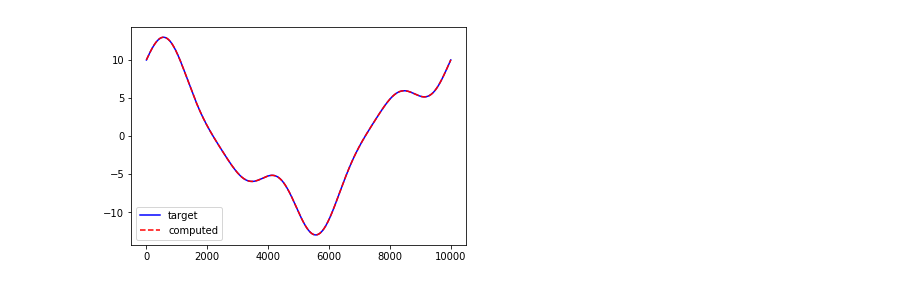
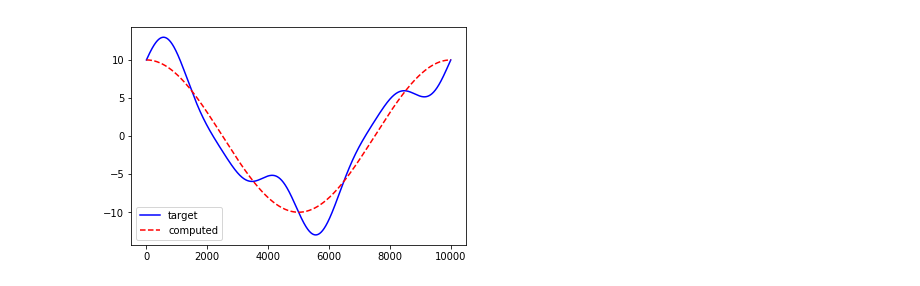
Before and after one commit to jenovencio/contpy, a Jupyter notebook: notebooks/test_HBMOperator.ipynb, the cells around one changed output. Cells and saved outputs as stored; diff of their text form; code cells hidden in the pictures.

```diff
--- a/notebooks/test_HBMOperator.ipynb
+++ b/notebooks/test_HBMOperator.ipynb
@@ -17,22 +17,22 @@ def func(t):
     return fval
 # %%
 ndofs = 2
-nH = 6 # number of harmonics to be considererd
+nH = 1 # number of harmonics to be considererd
 n_points = 10000 # number of points to be considered
 
 time_list = np.linspace(0,1,n_points)
 f_list = np.array(list(map(func,time_list)))
 f_desired = np.array([f_list]*ndofs)
 
 Q = frequency.assemble_hbm_operator(ndofs,number_of_harm=nH ,n_points=n_points) # bases of truncaded Fourier
 
 f_actual = Q.dot(Q.H.dot(f_desired))
+
+plt.plot(f_list,'b',label='target')
+plt.plot(f_actual[0],'r--',label='computed')
+plt.legend()
+plt.show()
+# %% [output]
+[figure, added]
-# %%
-plt.plot(f_list,'b',label='target')
-plt.plot(f_actual[0],'r--',label='computed')
-plt.legend()
-plt.show()
-# %% [output]
-[figure, removed]
 # %%
 ndofs = 2
```
Also changed, not shown: parts of 5 cells of this notebook, 1 other file.
